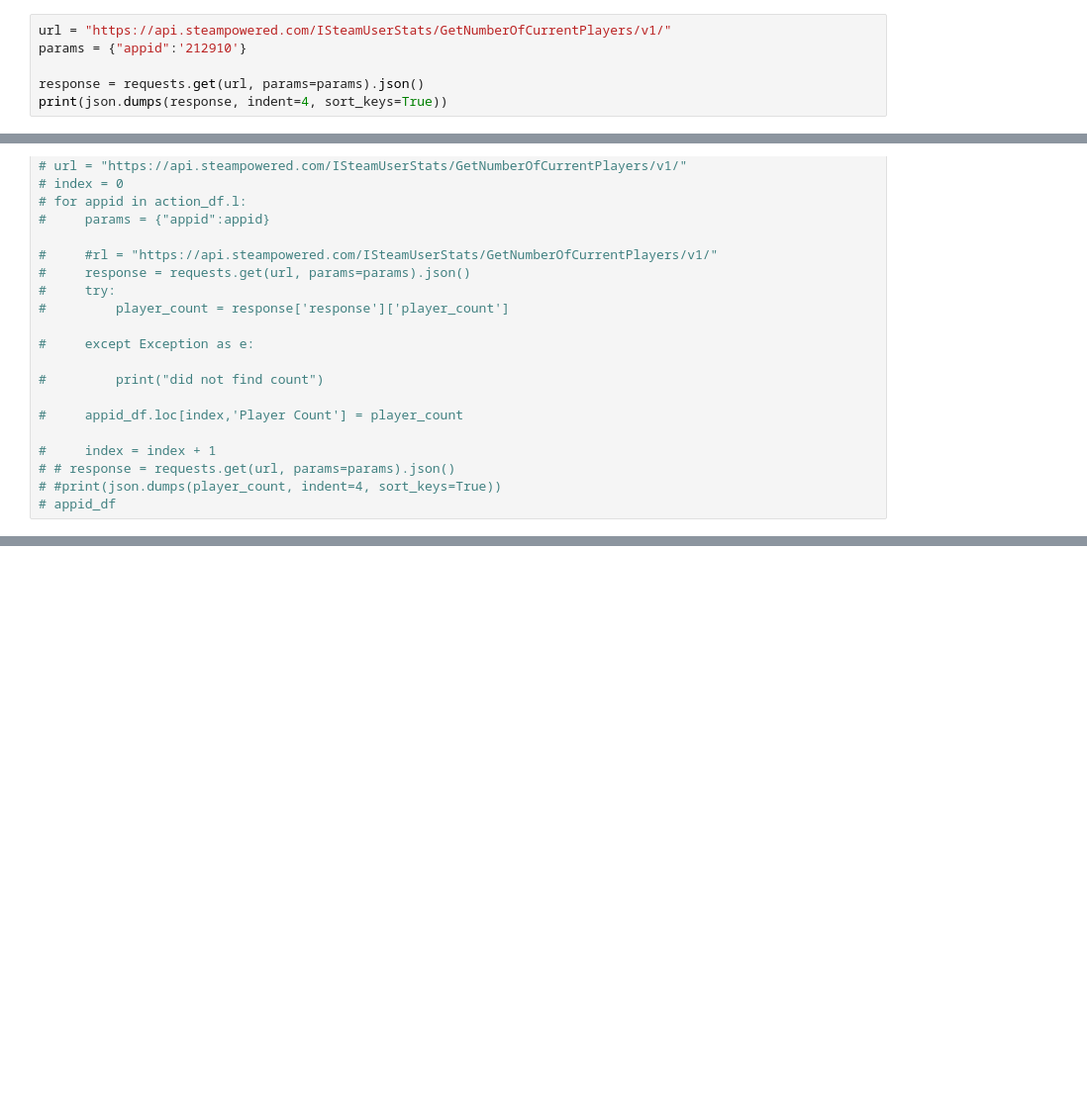
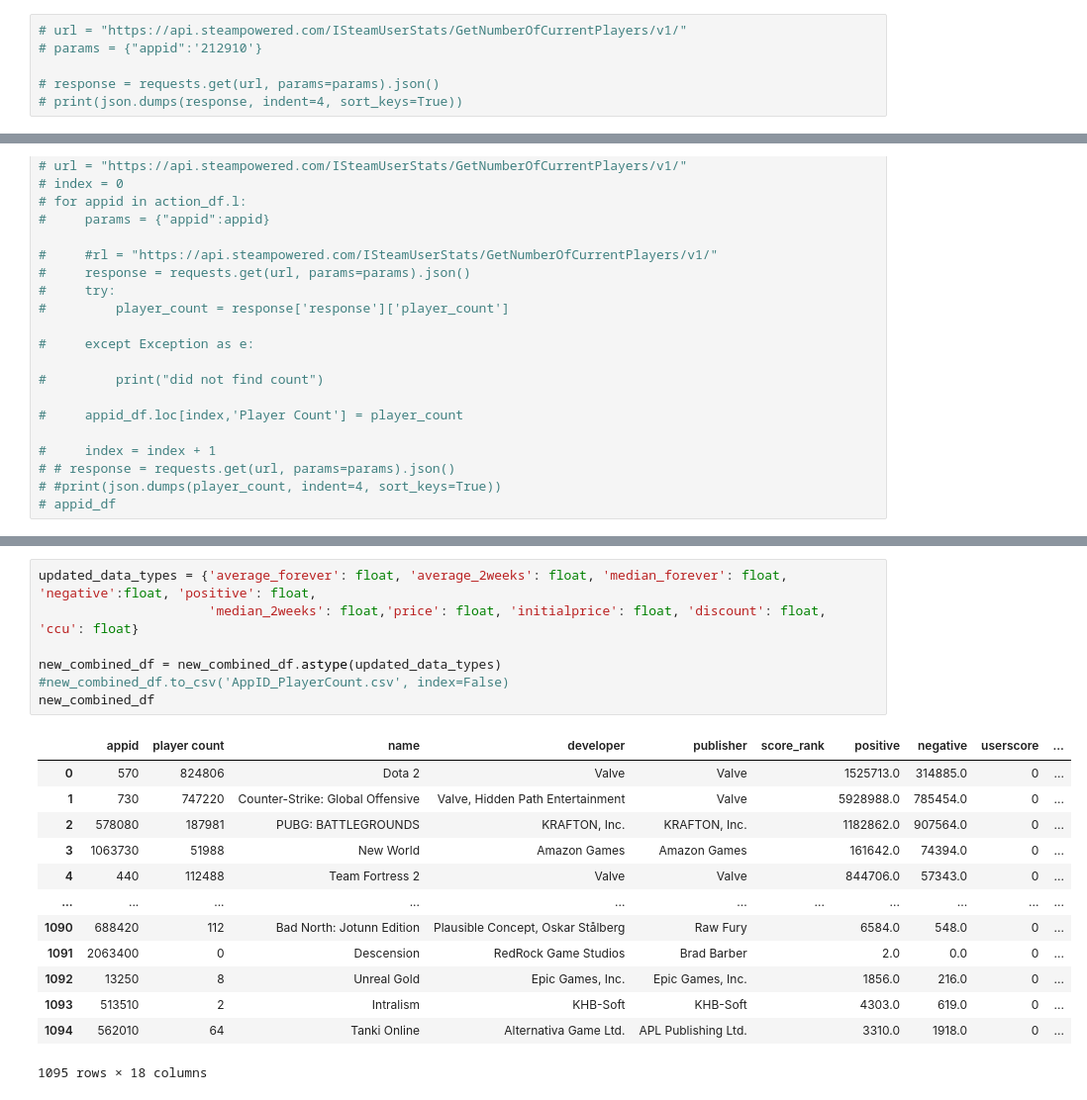
Before and after one commit to HBodden/project1, a Jupyter notebook: SEAMS.ipynb, the cells around one changed output, grey strips where cells are left out. Shown at 99% size. Drawn from its saved outputs; the diff is of its cells as text; blank space fills up the shorter version.

```diff
--- a/SEAMS.ipynb
+++ b/SEAMS.ipynb
@@ -8,11 +8,11 @@ import json
 #"key"=api_key
 from config import api_key
 # %%
-url = "https://api.steampowered.com/ISteamUserStats/GetNumberOfCurrentPlayers/v1/"
-params = {"appid":'212910'}
+# url = "https://api.steampowered.com/ISteamUserStats/GetNumberOfCurrentPlayers/v1/"
+# params = {"appid":'212910'}
 
-response = requests.get(url, params=params).json()
-print(json.dumps(response, indent=4, sort_keys=True))
+# response = requests.get(url, params=params).json()
+# print(json.dumps(response, indent=4, sort_keys=True))
 # %%
 # appid_df = pd.DataFrame()
 # appid_df['Player Count'] = ""
@@ -129,0 +164,21 @@ new_combined_df.to_csv('AppID_PlayerCount.csv', index=False)
+# %%
+updated_data_types = {'average_forever': float, 'average_2weeks': float, 'median_forever': float, 'negative':float, 'positive': float,
+                      'median_2weeks': float,'price': float, 'initialprice': float, 'discount': float, 'ccu': float}
+
+new_combined_df = new_combined_df.astype(updated_data_types)
+#new_combined_df.to_csv('AppID_PlayerCount.csv', index=False)
+new_combined_df
+# %% [output]
+|  | appid | player count | name | developer | publisher | score_rank | positive | negative | userscore | ... |
+| 0 | 570 | 824806 | Dota 2 | Valve | Valve |  | 1525713.0 | 314885.0 | 0 | ... |
+| 1 | 730 | 747220 | Counter-Strike: Global Offensive | Valve, Hidden Path Entertainment | Valve |  | 5928988.0 | 785454.0 | 0 | ... |
+| 2 | 578080 | 187981 | PUBG: BATTLEGROUNDS | KRAFTON, Inc. | KRAFTON, Inc. |  | 1182862.0 | 907564.0 | 0 | ... |
+| 3 | 1063730 | 51988 | New World | Amazon Games | Amazon Games |  | 161642.0 | 74394.0 | 0 | ... |
+| 4 | 440 | 112488 | Team Fortress 2 | Valve | Valve |  | 844706.0 | 57343.0 | 0 | ... |
+| ... | ... | ... | ... | ... | ... | ... | ... | ... | ... | ... |
+| 1090 | 688420 | 112 | Bad North: Jotunn Edition | Plausible Concept, Oskar Stålberg | Raw Fury |  | 6584.0 | 548.0 | 0 | ... |
+| 1091 | 2063400 | 0 | Descension | RedRock Game Studios | Brad Barber |  | 2.0 | 0.0 | 0 | ... |
+| 1092 | 13250 | 8 | Unreal Gold | Epic Games, Inc. | Epic Games, Inc. |  | 1856.0 | 216.0 | 0 | ... |
+| 1093 | 513510 | 2 | Intralism | KHB-Soft | KHB-Soft |  | 4303.0 | 619.0 | 0 | ... |
+| 1094 | 562010 | 64 | Tanki Online | Alternativa Game Ltd. | APL Publishing Ltd. |  | 3310.0 | 1918.0 | 0 | ... |
+1095 rows × 18 columns
```
Also changed, not shown: parts of 15 cells of this notebook.
